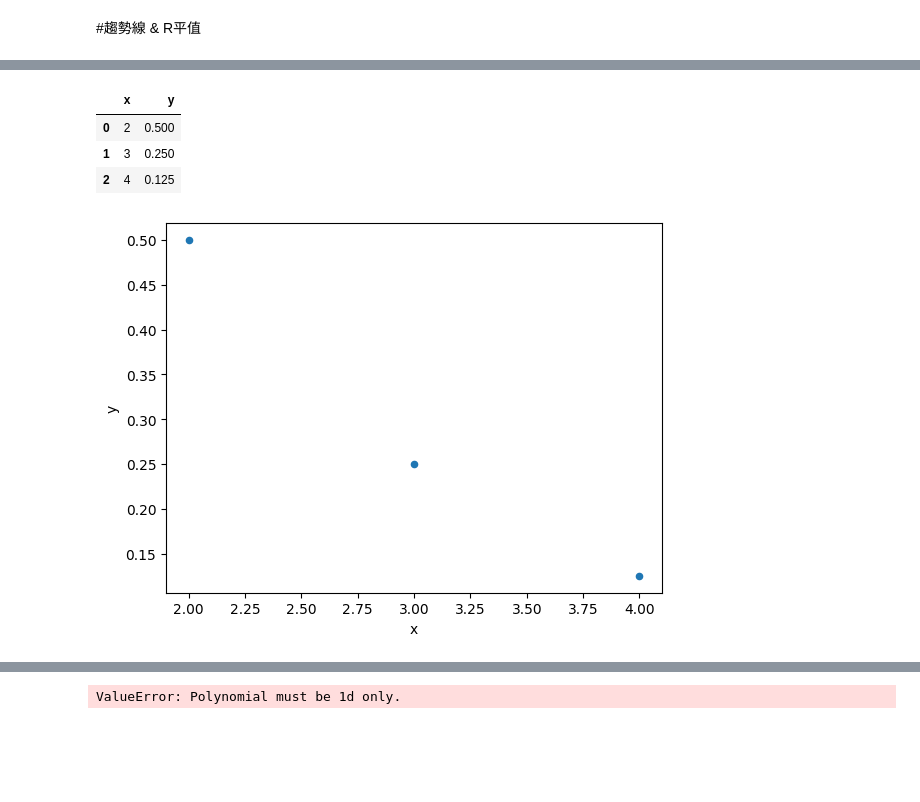
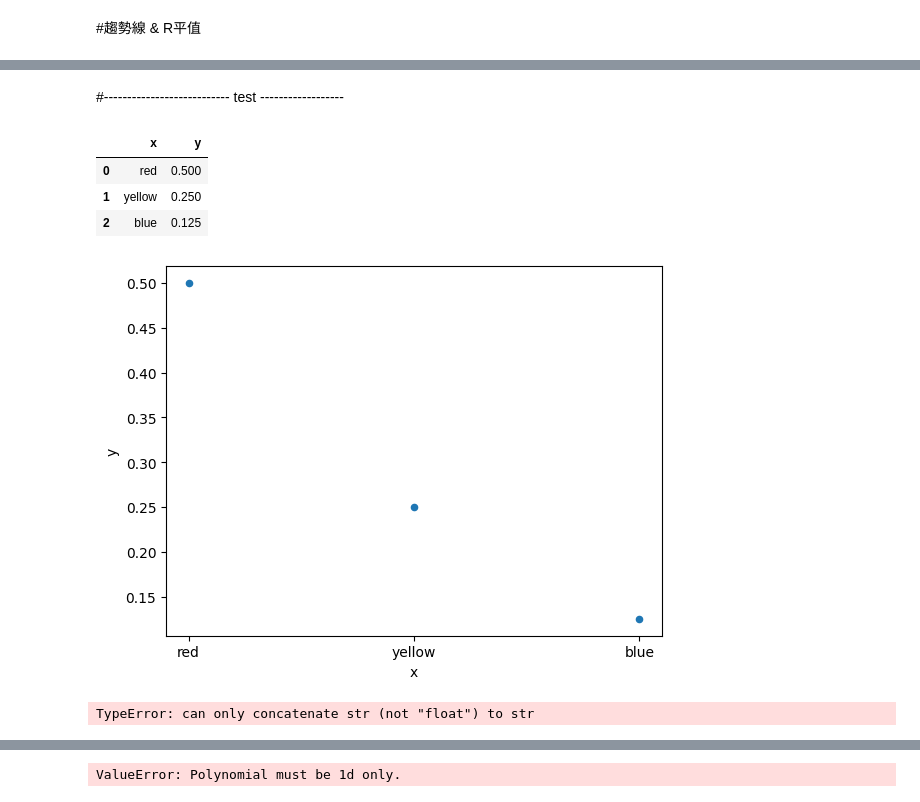
Before and after one commit to George1120901/..__creditcard__, a Jupyter notebook: test6-heatMap.ipynb, the cells around one changed output, grey strips where cells are left out. Saved outputs shown, nothing was run; the diff lists cells and outputs as text; code cells hidden in the pictures; blank space fills up the shorter version.

```diff
--- a/test6-heatMap.ipynb
+++ b/test6-heatMap.ipynb
@@ -984,21 +1146,40 @@ plt.show()
 
 
 # df_b['信用卡交易金額[新台幣]']
+# %% [markdown]
+#--------------------------- test ------------------
 # %%
 #test
-df_1 = pd.DataFrame({'x': ['red', 'yellow', 'blue'], 'y': [0.5, 0.25, 0.125]})
-df_1
+df_test = pd.DataFrame({'x': ['red', 'yellow', 'blue'], 'y': [0.5, 0.25, 0.125]})
+#df_test = pd.DataFrame({'x': [8,5,2], 'y': [0.5, 0.25, 0.125]})
+df_test
 # %% [output]
 |  | x | y |
-| 0 | 2 | 0.500 |
-| 1 | 3 | 0.250 |
-| 2 | 4 | 0.125 |
+| 0 | red | 0.500 |
+| 1 | yellow | 0.250 |
+| 2 | blue | 0.125 |
 # %%
 # 创建一个数据帧
 #df = pd.DataFrame({'x': [1, 2, 3, 4], 'y': [3, 4, 5, 6]})
 
 # 绘制散点图
-df_1.plot(kind='scatter', x='x', y='y')
+df_test.plot(kind='scatter', x='x', y='y')
 plt.show()
 # %% [output]
-[figure, old version]
+[figure, new version]
+# %%
+# reference
+import numpy as np
+
+# 计算多项式拟合的系数
+z = np.polyfit(df_test['x'], df_test['y'], 1)
+
+# 求出该拟合曲线
+p = np.poly1d(z)
+
+# 绘制散点图和趋势线
+df_test.plot(kind='scatter', x='x', y='y')
+plt.plot(df_test['x'], p(df_test['x']), 'r')
+plt.show()
+# %% [output]
+TypeError: can only concatenate str (not "float") to str
```
Also changed, not shown: parts of 12 cells of this notebook.
